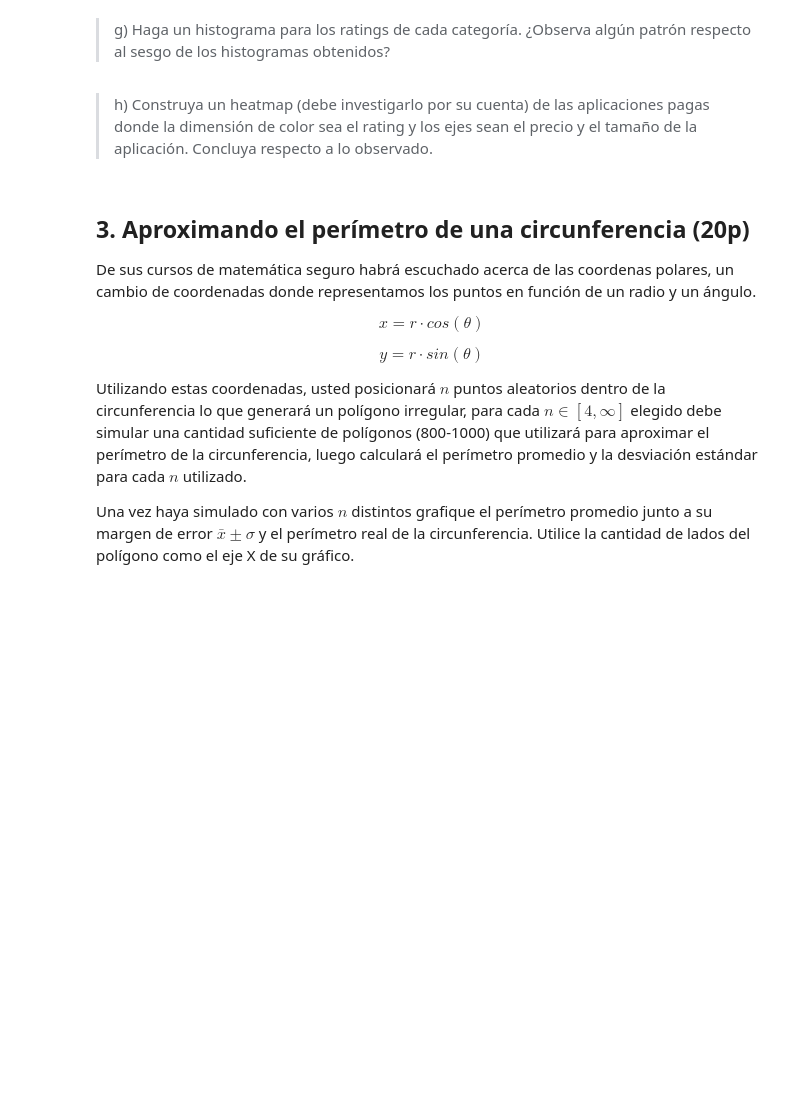
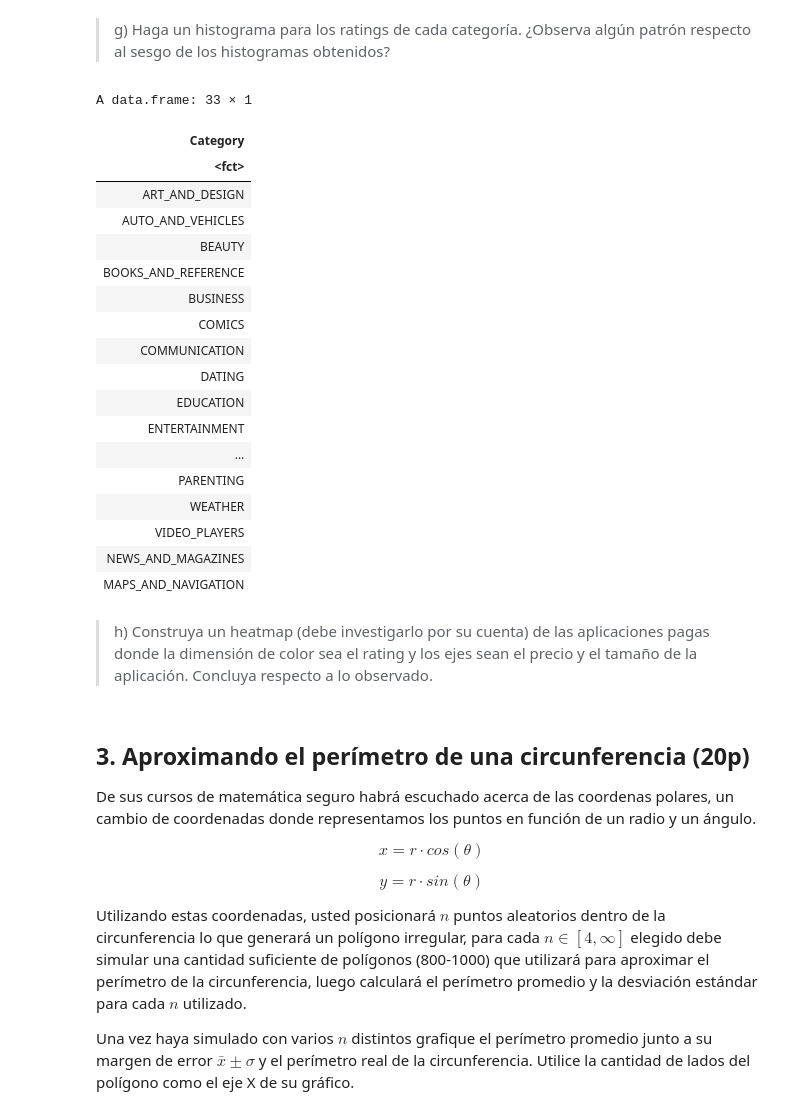
Before and after one commit to jpjorquera/Lab1-Estaca, a Jupyter notebook: Laboratorio 1.ipynb, the cells around one changed output. Saved outputs shown, nothing was run; the diff lists cells and outputs as text; code cells hidden in the pictures; blank space fills up the shorter version.

```diff
--- a/Laboratorio 1.ipynb
+++ b/Laboratorio 1.ipynb
@@ -166,6 +222,7 @@ mistads <- function(x){
 # distinct(datos, Category) # No aparece category 1.9 :S
 
 datos$Rating <- as.numeric(datos$Rating)
+datos<- datos[datos$Category != "1.9", ]
 library(tables)
 tt <- tabular( ( Categoria = Category ) ~
              ( Rating = Rating ) *
@@ -194,12 +273,12 @@ Fundamente su respuesta utilizando herramientas visuales o estadísticas.
 # %%
 m_r = mean(datos$Rating)
-datos$Size <- as.numeric(datos$Size)
-m_s = mean(datos$Size)
+#datos$Size <- as.numeric(datos$Size)
+m_s = mean(tamanios$Size)
 
 #datos$Installs <- as.numeric(datos$Installs)
-m_i = mean(datos$Installs)
+m_i = mean(install$Installs)
 
 #ARREGLAR DATOS PARA TRABAJARLOS
 
 
-c(Media_Rating = media_Rating, Media_Size= m_s, Media_Installs = m_i)
+c(Media_Rating = m_r, Media_Size= m_s, Media_Installs = m_i)
@@ -218,5 +361,2 @@ tt
 # %% [markdown]
 >f) Construya un histograma de los tamaños de las aplicaciones ¿Se aprecia algún tipo de sesgo en la distribución?.
-# %%
-datos$Size =  as.numeric(datos$Size)
-hist(datos$Size)
@@ -222,0 +370,7 @@ hist(datos$Size)
+# %%
+datos<- datos[datos$Size != 'NA', ]
+media = mean(datos$Size)
+mediana = median(datos$Size)
+#distinct(datos,Size)
+mediana
+media
@@ -224,8 +384,26 @@ hist(datos$Size)
 >g) Haga un histograma para los ratings de cada categoría. ¿Observa algún patrón respecto al sesgo de los histogramas obtenidos?
 # %%
 distinct(datos, Category)
-
-hist(ART_AND_DESIGN$Rating)
+# %% [output]
+A data.frame: 33 × 1
+| Category |
+| <fct> |
+| ART_AND_DESIGN |
+| AUTO_AND_VEHICLES |
+| BEAUTY |
+| BOOKS_AND_REFERENCE |
+| BUSINESS |
+| COMICS |
+| COMMUNICATION |
+| DATING |
+| EDUCATION |
+| ENTERTAINMENT |
+| ... |
+| PARENTING |
+| WEATHER |
+| VIDEO_PLAYERS |
+| NEWS_AND_MAGAZINES |
+| MAPS_AND_NAVIGATION |
 # %% [markdown]
 >h) Construya un heatmap (debe investigarlo por su cuenta) de las aplicaciones pagas donde la dimensión de color sea el rating y los ejes sean el precio y el tamaño de la aplicación. Concluya respecto a lo observado.
 # %%
```
Also changed, not shown: parts of 24 cells of this notebook.
